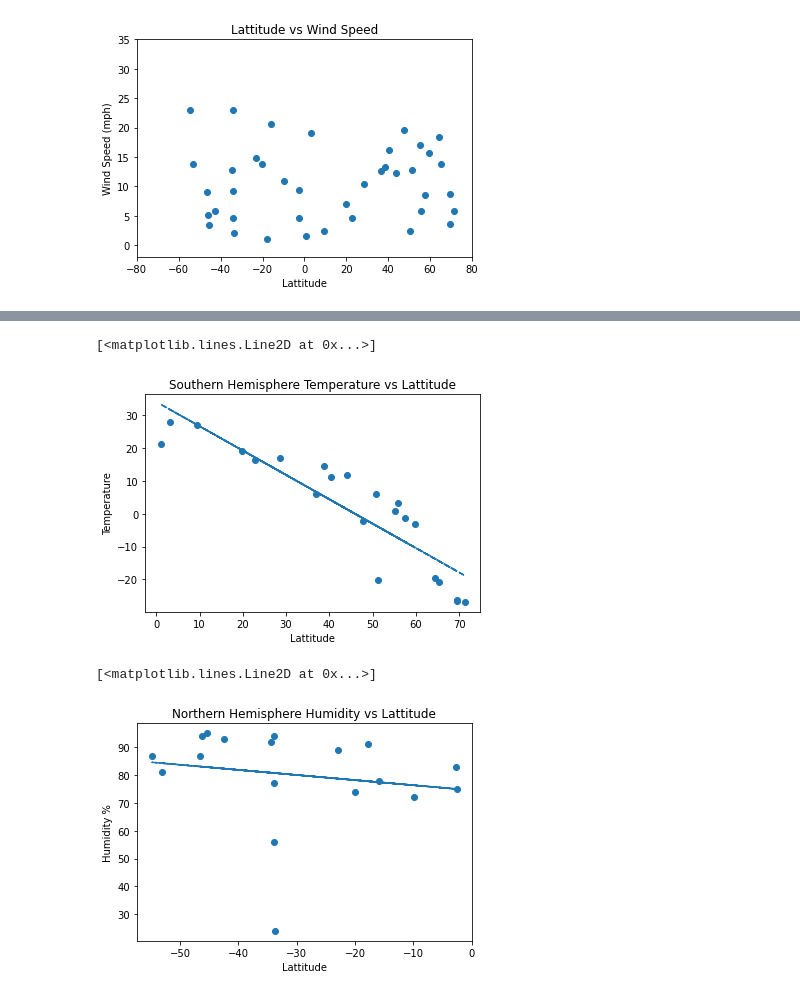
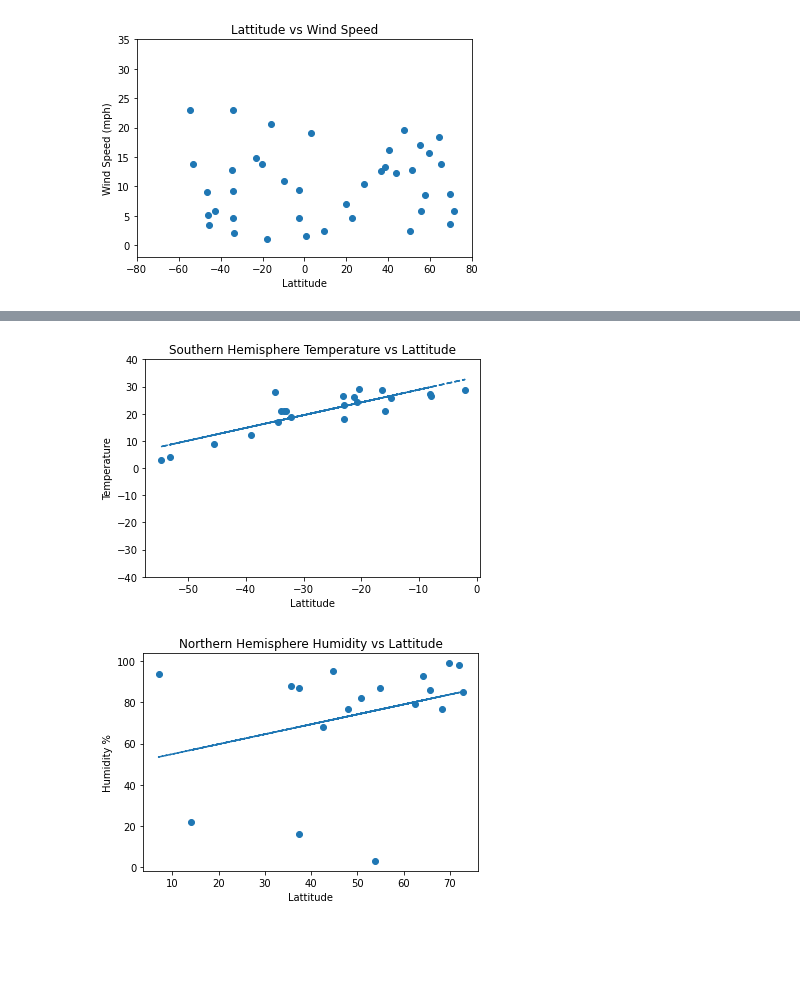
Before and after one commit to dhsharp1983/python-api-challenge, a Jupyter notebook: WeatherPy/WeatherPy.ipynb, the cells around one changed output, grey strips where cells are left out. Saved outputs shown, nothing was run; the diff lists cells and outputs as text; code cells hidden in the pictures; blank space fills up the shorter version.

```diff
--- a/WeatherPy/WeatherPy.ipynb
+++ b/WeatherPy/WeatherPy.ipynb
@@ -267,8 +288,8 @@ plt.show()
 # %%
 # Hemispheric Analysis
 
-NorthernHemisphere_df = City_df.loc[(City_df['Lattitude'] < 0)]
-SouthernHemisphere_df = City_df.loc[(City_df['Lattitude'] > 0)]
+NorthernHemisphere_df = City_df.loc[(City_df['Lattitude'] > 0)]
+SouthernHemisphere_df = City_df.loc[(City_df['Lattitude'] < 0)]
 # %%
 graph1 = plt.scatter(NorthernHemisphere_df['Lattitude'],NorthernHemisphere_df['Temperature C'])
 plt.xlabel('Lattitude')
@@ -283,14 +308,18 @@ plt.plot(NorthernHemisphere_df['Lattitude'],g1_fit,"--")
 # %%
 graph2 = plt.scatter(SouthernHemisphere_df['Lattitude'],SouthernHemisphere_df['Temperature C'])
 plt.xlabel('Lattitude')
 plt.ylabel('Temperature')
+plt.ylim(-40, 40)
 plt.title('Southern Hemisphere Temperature vs Lattitude')
 g2_slope, g2_int, g2_r, g2_p, g2_std_err = stats.linregress(SouthernHemisphere_df['Lattitude'],SouthernHemisphere_df['Temperature C'])
 g2_fit = g2_slope * SouthernHemisphere_df['Lattitude'] + g2_int
 plt.plot(SouthernHemisphere_df['Lattitude'],g2_fit,"--")
+
+plt.savefig(savefolder + 'Southern Hemisphere Temperature vs Lattitude.jpg', dpi = 300)
+
+plt.show()
 # %% [output]
-[<matplotlib.lines.Line2D at 0x...>]
-[figure, old version]
+[figure, new version]
 # %%
 graph3 = plt.scatter(NorthernHemisphere_df['Lattitude'],NorthernHemisphere_df['Humidity %'])
 plt.xlabel('Lattitude')
@@ -299,9 +328,12 @@ plt.title('Northern Hemisphere Humidity vs Lattitude')
 g3_slope, g3_int, g3_r, g3_p, g3_std_err = stats.linregress(NorthernHemisphere_df['Lattitude'],NorthernHemisphere_df['Humidity %'])
 g3_fit = g3_slope * NorthernHemisphere_df['Lattitude'] + g3_int
 plt.plot(NorthernHemisphere_df['Lattitude'],g3_fit,"--")
+
+plt.savefig(savefolder + 'Northern Hemisphere Humidity vs Lattitude.jpg', dpi = 300)
+
+plt.show()
 # %% [output]
-[<matplotlib.lines.Line2D at 0x...>]
-[figure, old version]
+[figure, new version]
 # %%
 graph4 = plt.scatter(SouthernHemisphere_df['Lattitude'],SouthernHemisphere_df['Humidity %'])
 plt.xlabel('Lattitude')
```
Also changed, not shown: parts of 8 cells of this notebook, 9 other files.
